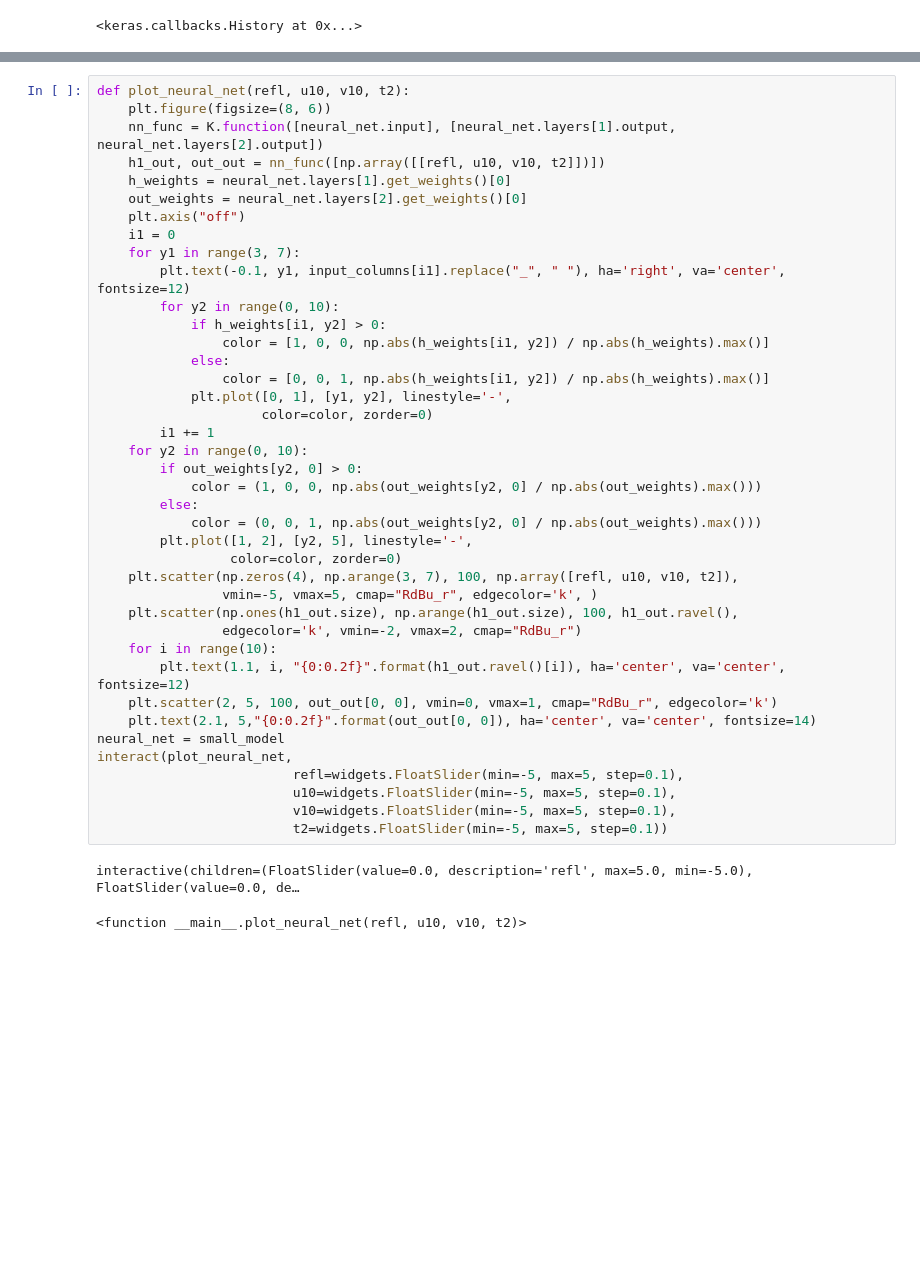
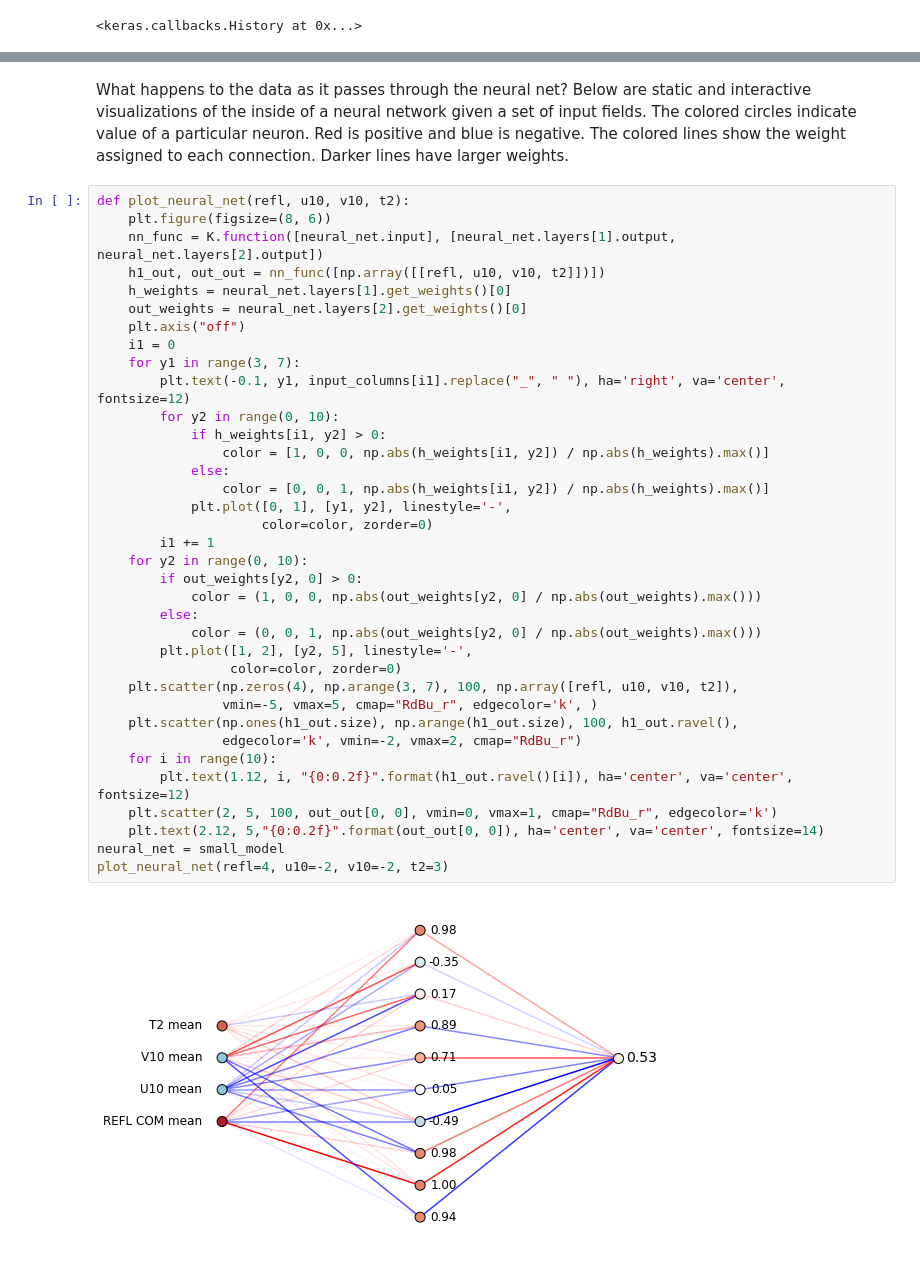
Before and after one commit to djgagne/ams-ml-python-course, a Jupyter notebook: module_3/ML_Short_Course_Module_3_Deep_Learning.ipynb, the cells around one changed output, grey strips where cells are left out. Drawn from its saved outputs; the diff is of its cells as text; blank space fills up the shorter version.

```diff
--- a/module_3/ML_Short_Course_Module_3_Deep_Learning.ipynb
+++ b/module_3/ML_Short_Course_Module_3_Deep_Learning.ipynb
@@ -371,3 +456,5 @@ small_model.predict(train_norm).argmax()
+# %% [markdown]
+What happens to the data as it passes through the neural net? Below are static and interactive visualizations of the inside of a neural network given a set of input fields. The colored circles indicate value of a particular neuron. Red is positive and blue is negative. The colored lines show the weight assigned to each connection. Darker lines have larger weights.
 # %%
 def plot_neural_net(refl, u10, v10, t2):
     plt.figure(figsize=(8, 6))
@@ -375,39 +462,34 @@ def plot_neural_net(refl, u10, v10, t2):
     h1_out, out_out = nn_func([np.array([[refl, u10, v10, t2]])])
     h_weights = neural_net.layers[1].get_weights()[0]
     out_weights = neural_net.layers[2].get_weights()[0]
     plt.axis("off")
     i1 = 0
     for y1 in range(3, 7):
         plt.text(-0.1, y1, input_columns[i1].replace("_", " "), ha='right', va='center', fontsize=12)
         for y2 in range(0, 10):
             if h_weights[i1, y2] > 0:
                 color = [1, 0, 0, np.abs(h_weights[i1, y2]) / np.abs(h_weights).max()]
             else:
                 color = [0, 0, 1, np.abs(h_weights[i1, y2]) / np.abs(h_weights).max()]
             plt.plot([0, 1], [y1, y2], linestyle='-',
                      color=color, zorder=0)
         i1 += 1
     for y2 in range(0, 10):
         if out_weights[y2, 0] > 0:
             color = (1, 0, 0, np.abs(out_weights[y2, 0] / np.abs(out_weights).max()))
         else:
             color = (0, 0, 1, np.abs(out_weights[y2, 0] / np.abs(out_weights).max()))
         plt.plot([1, 2], [y2, 5], linestyle='-',
                  color=color, zorder=0)
     plt.scatter(np.zeros(4), np.arange(3, 7), 100, np.array([refl, u10, v10, t2]),
                 vmin=-5, vmax=5, cmap="RdBu_r", edgecolor='k', )
     plt.scatter(np.ones(h1_out.size), np.arange(h1_out.size), 100, h1_out.ravel(),
                 edgecolor='k', vmin=-2, vmax=2, cmap="RdBu_r")
     for i in range(10):
-        plt.text(1.1, i, "{0:0.2f}".format(h1_out.ravel()[i]), ha='center', va='center', fontsize=12)
+        plt.text(1.12, i, "{0:0.2f}".format(h1_out.ravel()[i]), ha='center', va='center', fontsize=12)
     plt.scatter(2, 5, 100, out_out[0, 0], vmin=0, vmax=1, cmap="RdBu_r", edgecolor='k')
-    plt.text(2.1, 5,"{0:0.2f}".format(out_out[0, 0]), ha='center', va='center', fontsize=14)
+    plt.text(2.12, 5,"{0:0.2f}".format(out_out[0, 0]), ha='center', va='center', fontsize=14)
 neural_net = small_model
-interact(plot_neural_net,
-                         refl=widgets.FloatSlider(min=-5, max=5, step=0.1),
-                         u10=widgets.FloatSlider(min=-5, max=5, step=0.1),
-                         v10=widgets.FloatSlider(min=-5, max=5, step=0.1),
-                         t2=widgets.FloatSlider(min=-5, max=5, step=0.1))
+plot_neural_net(refl=4, u10=-2, v10=-2, t2=3)
 # %% [output]
-interactive(children=(FloatSlider(value=0.0, description='refl', max=5.0, min=-5.0), FloatSlider(value=0.0, de…
-<function __main__.plot_neural_net(refl, u10, v10, t2)>
+[figure, added]
```
Also changed, not shown: parts of 53 cells of this notebook, 1 other file.
